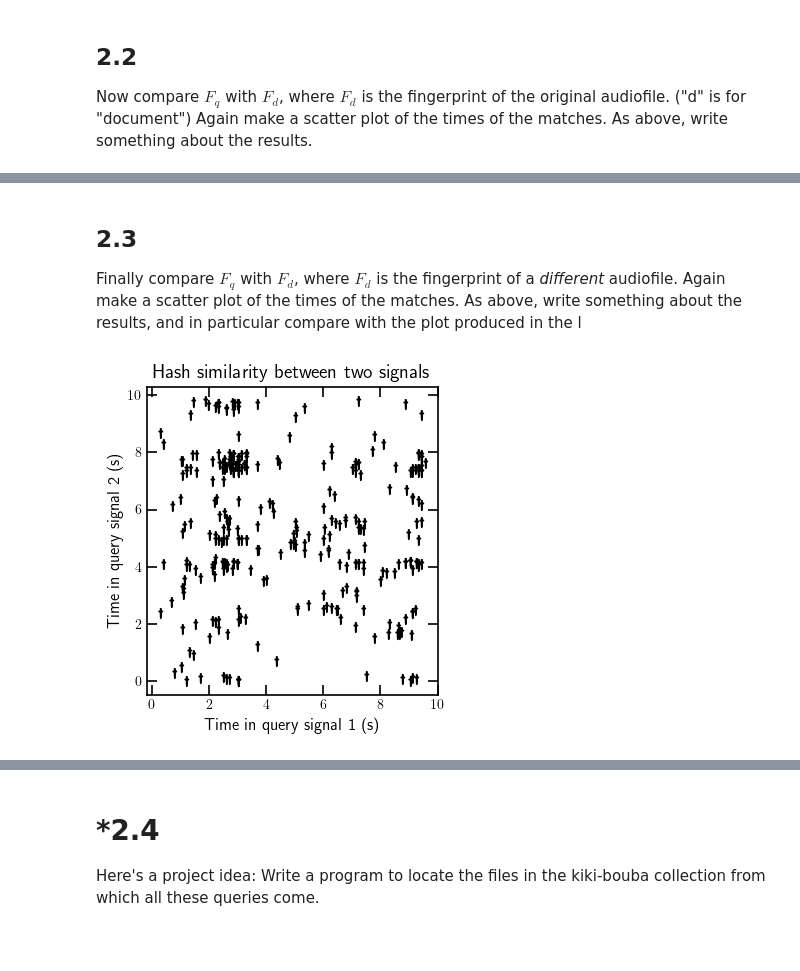
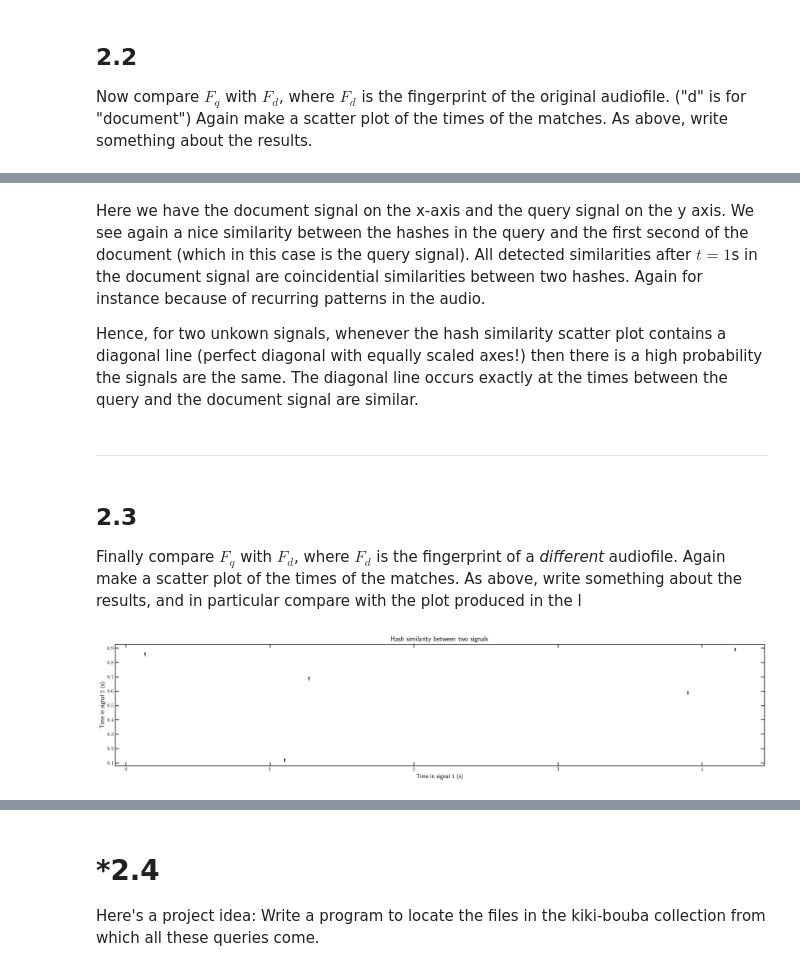
Before and after one commit to sergi-andreu/MusicInformatics, a Jupyter notebook: Lab 4 Content-Based Retrieval/DT2470_lab04.ipynb, the cells around one changed output, grey strips where cells are left out. Drawn from its saved outputs; the diff is of its cells as text; code cells hidden in the pictures; blank space fills up the shorter version.

```diff
--- a/Lab 4 Content-Based Retrieval/DT2470_lab04.ipynb
+++ b/Lab 4 Content-Based Retrieval/DT2470_lab04.ipynb
@@ -424,25 +423,25 @@ def find_matching_times(fp_1, fp_2, threshold=0.00):
             matching_times_2 = np.append(matching_times_2, np.array(times_2[i]))
 
         elif n_similar > 1:
-            matching_times_1 = np.concatenate((matching_times_1, np.array([times_1[i] for i in idx])))
+            matching_times_1 = np.concatenate((matching_times_1, np.array([times_1[ii] for ii in idx])))
             matching_times_2 = np.concatenate((matching_times_2, np.tile(times_2[i], n_similar)))
 
     return matching_times_1, matching_times_2
 # %%
 # define a plot function
 
-def plot_scatter_times(t1,t2,
+def plot_scatter_times(t_1,t_2,
                 style="custom", restrict_to_min_duration=False,
                 equal_aspect=True):
 
     if style=="custom": plt.style.use('standard.mplstyle')
 
-    if restrict_to_min_duration: figsize = (4,4)
-    else: figsize = (4*(np.max(t_1)/np.max(t_2)),4)
+    if restrict_to_min_duration: figsize = (5,5)
+    else: figsize = (5*(np.max(t_1)/np.max(t_2)),5)
 
     fig, ax = plt.subplots(figsize=figsize)
-    ax.set_xlabel('Time in query signal 1 (s)')
-    ax.set_ylabel('Time in query signal 2 (s)')
+    ax.set_xlabel('Time in signal 1 (s)')
+    ax.set_ylabel('Time in signal 2 (s)')
 
     if equal_aspect: ax.set_aspect("equal")
     ax.set_title(f'Hash similarity between two signals')
@@ -458,13 +457,13 @@ def plot_scatter_times(t1,t2,
 
     if style=="custom": mpl.rcParams.update(mpl.rcParamsDefault)
 # %%
-file = "Q1"
-filepath = f"queries/{file}.wav"
+query_file = "Q2"
+query_filepath = f"queries/{query_file}.wav"
 
-sound = pydub.AudioSegment.from_file(filepath, format="wav")
-fp_2 = get_fingerprint(sound, duration=1)    # 1s duration
-fp_1 = get_fingerprint(sound, duration=None) # Whole duration
+query_sound = pydub.AudioSegment.from_file(query_filepath, format="wav")
+fp_Q = get_fingerprint(query_sound, duration=1)    # 1s query duration
 
-t_1 , t_2 = find_matching_times(fp_1, fp_2, threshold=0.01)
-plot_scatter_times(t_1, t_2, restrict_to_min_duration=True)
+t1_Q , t2_Q = find_matching_times(fp_Q, fp_Q, threshold=0.01)
+assert t1_Q.any() == t2_Q.any()
+plot_scatter_times(t1_Q, t2_Q, restrict_to_min_duration=True)
 # %% [output]
@@ -491,3 +490,9 @@ plot_scatter_times(t_1, t_2)
+# %% [markdown]
+Here we have the document signal on the x-axis and the query signal on the y axis. We see again a nice similarity between the hashes in the query and the first second of the document (which in this case is the query signal). All detected similarities after $t=1$s in the document signal are coincidential similarities between two hashes. Again for instance because of recurring patterns in the audio.
+
+Hence, for two unkown signals, whenever the hash similarity scatter plot contains a diagonal line (perfect diagonal with equally scaled axes!) then there is a high probability the signals are the same. The diagonal line occurs exactly at the times between the query and the document signal are similar.
+# %% [markdown]
+-----------------
 # %% [markdown]
 ## 2.3
 
@@ -495,20 +500,13 @@ Finally compare $F_q$ with $F_d$, where $F_d$ is the fingerprint of a *different
 # %%
 # add your code below
 
+document_file = "Q5" #Choose between Q1, Q2, Q3, Q4, Q5 and Q6
+document_filepath = f"queries/{document_file}.wav"
+document_sound = pydub.AudioSegment.from_file(document_filepath, format="wav")
 
-file_1 = "Q1" #Choose between Q1, Q2, Q3, Q4, Q5 and Q6
-file_2 = "Q2"
+fp_D = get_fingerprint(document_sound, duration=5)  #duration shorter for visualization purposes
+t_D , t_Q = find_matching_times(fp_D, fp_Q, threshold=0.01)
 
-filepath_1 = f"queries/{file_1}.wav"
-filepath_2 = f"queries/{file_2}.wav"
-
-sound_1 = pydub.AudioSegment.from_file(filepath_1, format="wav")
-sound_2 = pydub.AudioSegment.from_file(filepath_2, format="wav")
-fp_2 = get_fingerprint(sound_1, duration=None)
-fp_1 = get_fingerprint(sound_2, duration=None)
-
-t_1 , t_2 = find_matching_times(fp_1, fp_2, threshold=0.01)
-
-plot_scatter_times(t_1, t_2)
+plot_scatter_times(t_D, t_Q)
 # %% [output]
-[figure, old version]
+[figure, new version]
```
Also changed, not shown: parts of 15 cells of this notebook.
